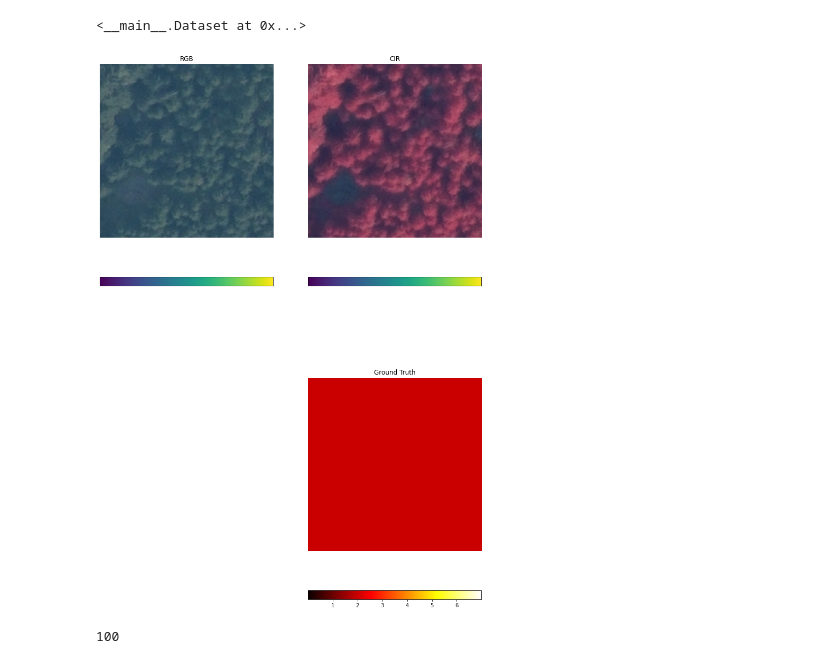
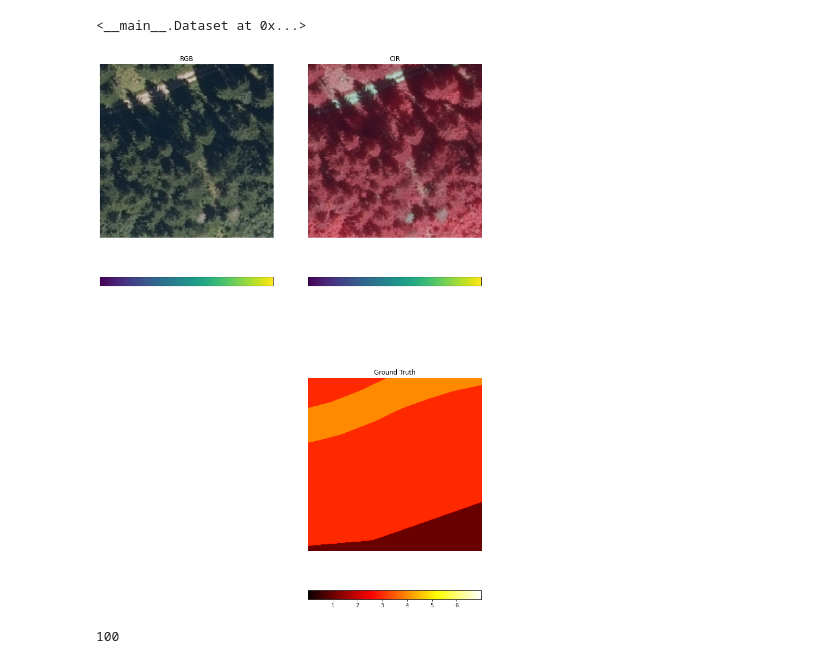
Before and after one commit to satlawa/edin_diss_geo, a Jupyter notebook: deep_learing/Trainloader_typ.ipynb, the cells around one changed output. Cells and saved outputs as stored; diff of their text form; code cells hidden in the pictures.

```diff
--- a/deep_learing/Trainloader_typ.ipynb
+++ b/deep_learing/Trainloader_typ.ipynb
@@ -171,7 +171,7 @@ np.mean(dset[90000:100000][0])
 81.26565265846253
 # %%
 #dset = Dataset("/home/philipp/Data/edin_dataset/dataset_512_1.h5")
-dset = Dataset("/mnt/sda1/dataset_256_typ.h5")
+dset = Dataset("/media/philipp/DATA/dataset/dataset_256_ba.h5")
 # %%
 X, y = dset[14]
 # %%
@@ -187,9 +187,9 @@ dset
 # %% [output]
 <__main__.Dataset at 0x...>
 # %%
-dset.show_item_3(100330)
+dset.show_item_3(86350)
 # %% [output]
-[figure, old version]
+[figure, new version]
 # %%
 len(dset)
 # %% [output]
```
Also changed, not shown: 10 other files.
